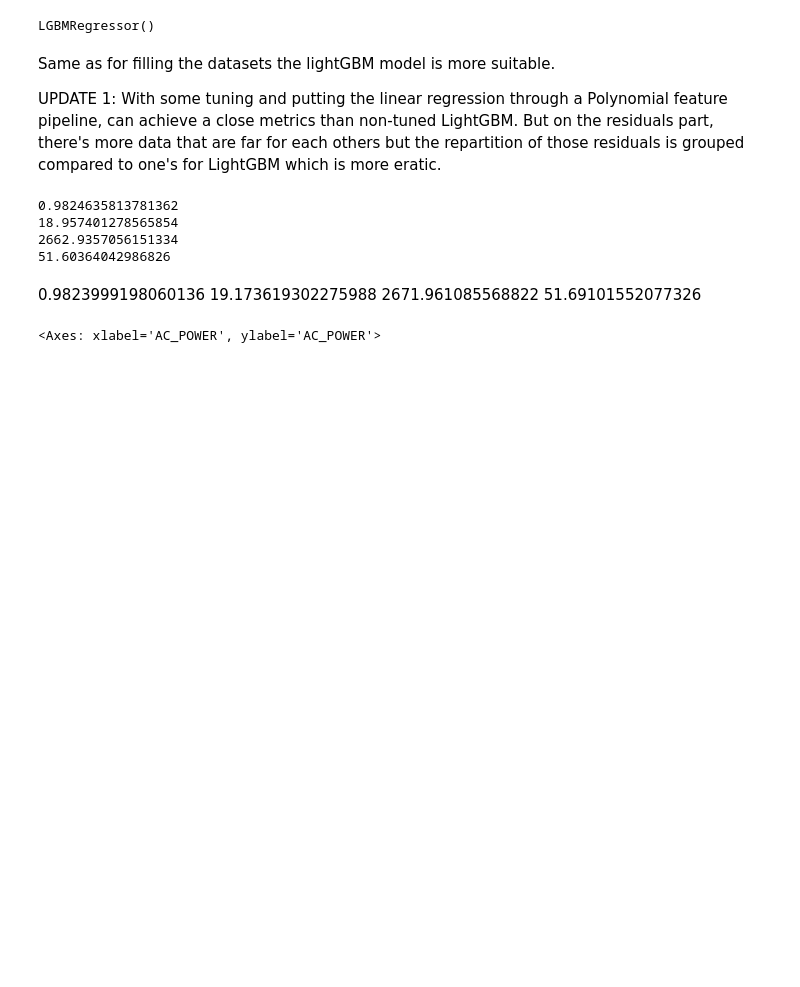
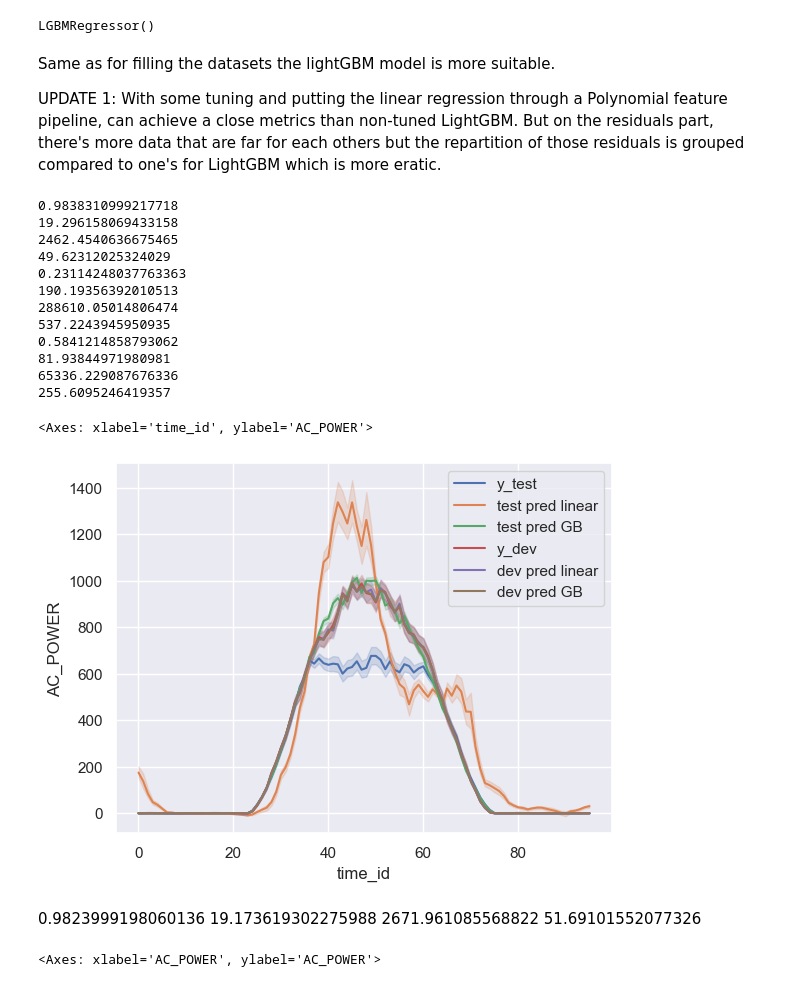
Before and after one commit to antoninchafiol/SolarPW, a Jupyter notebook: IrrToProduction.ipynb, the cells around one changed output. Cells and saved outputs as stored; diff of their text form; code cells hidden in the pictures; blank space fills up the shorter version.

```diff
--- a/IrrToProduction.ipynb
+++ b/IrrToProduction.ipynb
@@ -78,22 +115,52 @@ Same as for filling the datasets the lightGBM model is more suitable.
 UPDATE 1:
 With some tuning and putting the linear regression through a Polynomial feature pipeline, can achieve a close metrics than non-tuned LightGBM.
 But on the residuals part, there's more data that are far for each others but the repartition of those residuals is grouped compared to one's for LightGBM which is more eratic.
-# %%
-# Testing
-
-from sklearn.metrics import r2_score, mean_absolute_error,mean_squared_error
-
-preds = search.predict(x_dev)
-predsGB = modelGB.predict(x_dev)
-print(r2_score(preds, y_dev))
-print(mean_absolute_error(preds, y_dev))
-print(mean_squared_error(preds, y_dev, squared=True))
-print(mean_squared_error(preds, y_dev, squared=False))
-# %% [output]
-0.9824635813781362
-18.957401278565854
-2662.9357056151334
-51.60364042986826
+# %%
+# Testing
+
+from sklearn.metrics import r2_score, mean_absolute_error,mean_squared_error
+
+preds = search.predict(x_dev)
+predsGB = modelGB.predict(x_dev)
+print(r2_score(preds, y_dev))
+print(mean_absolute_error(preds, y_dev))
+print(mean_squared_error(preds, y_dev, squared=True))
+print(mean_squared_error(preds, y_dev, squared=False))
+
+predst = search.predict(X_test)
+predstGB = modelGB.predict(X_test)
+print(r2_score(predst, y_test))
+print(mean_absolute_error(predst, y_test))
+print(mean_squared_error(predst, y_test, squared=True))
+print(mean_squared_error(predst, y_test, squared=False))
+print(r2_score(predstGB, y_test))
+print(mean_absolute_error(predstGB, y_test))
+print(mean_squared_error(predstGB, y_test, squared=True))
+print(mean_squared_error(predstGB, y_test, squared=False))
+
+import seaborn as sns
+sns.set_theme()
+sns.lineplot(x=X_test['time_id'], y=y_test, label='y_test')
+sns.lineplot(x=X_test['time_id'], y=predst, label='test pred linear')
+sns.lineplot(x=X_test['time_id'], y=predstGB, label='test pred GB')
+sns.lineplot(x=x_dev['time_id'], y=y_dev, label='y_dev')
+sns.lineplot(x=x_dev['time_id'], y=preds, label='dev pred linear')
+sns.lineplot(x=x_dev['time_id'], y=predsGB, label='dev pred GB')
+# %% [output]
+0.9838310999217718
+19.296158069433158
+2462.4540636675465
+49.62312025324029
+0.23114248037763363
+190.19356392010513
+288610.05014806474
+537.2243945950935
+0.5841214858793062
+81.93844971980981
+65336.229087676336
+255.6095246419357
+<Axes: xlabel='time_id', ylabel='AC_POWER'>
+[figure, added]
 # %% [markdown]
 0.9823999198060136
 19.173619302275988
```
Also changed, not shown: parts of 11 cells of this notebook.
